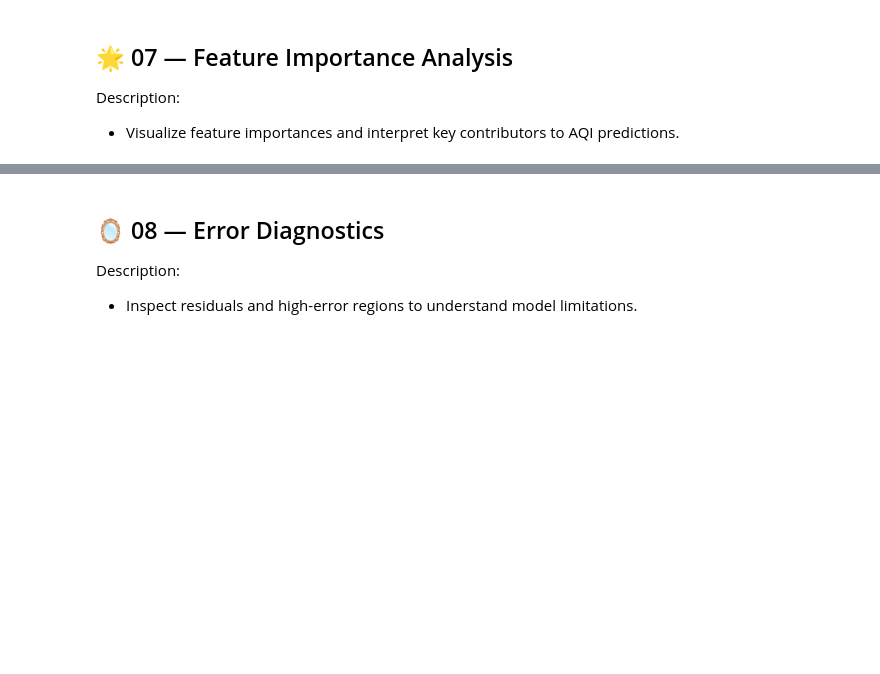
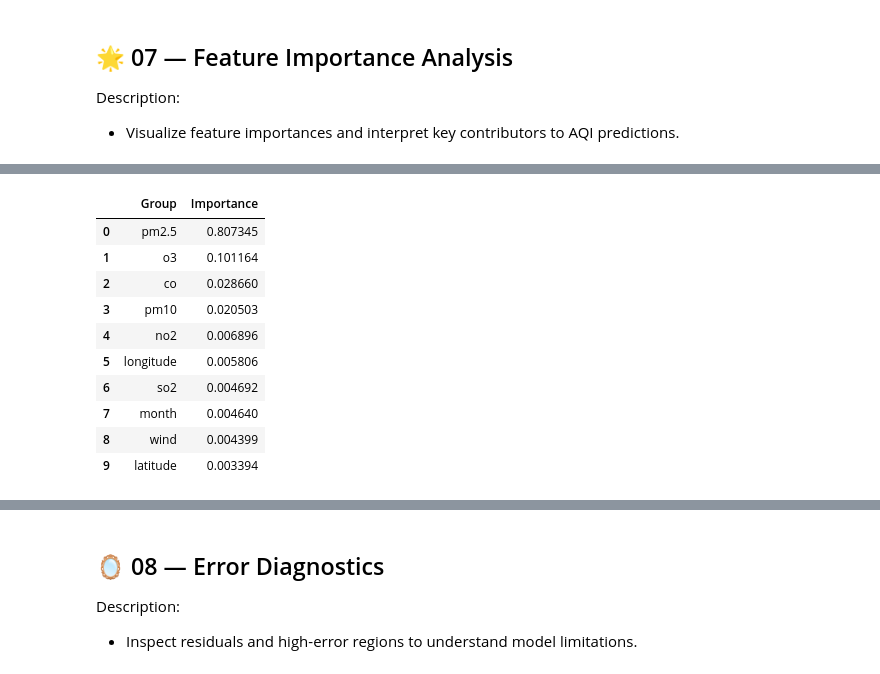
Before and after one commit to chgwyellow/air_pollution_analysis, a Jupyter notebook: notebook/04_nonlinear_modeling.ipynb, the cells around one changed output, grey strips where cells are left out. Cells and saved outputs as stored; diff of their text form; code cells hidden in the pictures; blank space fills up the shorter version.

```diff
--- a/notebook/04_nonlinear_modeling.ipynb
+++ b/notebook/04_nonlinear_modeling.ipynb
@@ -365,0 +409,17 @@ Description:
+# %%
+# === 3. Grouped Feature Importance ===
+importance_df["Group"] = importance_df["Feature"].str.extract(r"(pm2\.5|pm10|no2|o3|so2|co|wind|latitude|longitude|month)")
+grouped = importance_df.groupby("Group")["Importance"].sum().sort_values(ascending=False).reset_index()
+grouped
+# %% [output]
+|  | Group | Importance |
+| 0 | pm2.5 | 0.807345 |
+| 1 | o3 | 0.101164 |
+| 2 | co | 0.028660 |
+| 3 | pm10 | 0.020503 |
+| 4 | no2 | 0.006896 |
+| 5 | longitude | 0.005806 |
+| 6 | so2 | 0.004692 |
+| 7 | month | 0.004640 |
+| 8 | wind | 0.004399 |
+| 9 | latitude | 0.003394 |
```
Also changed, not shown: parts of 4 cells of this notebook.
